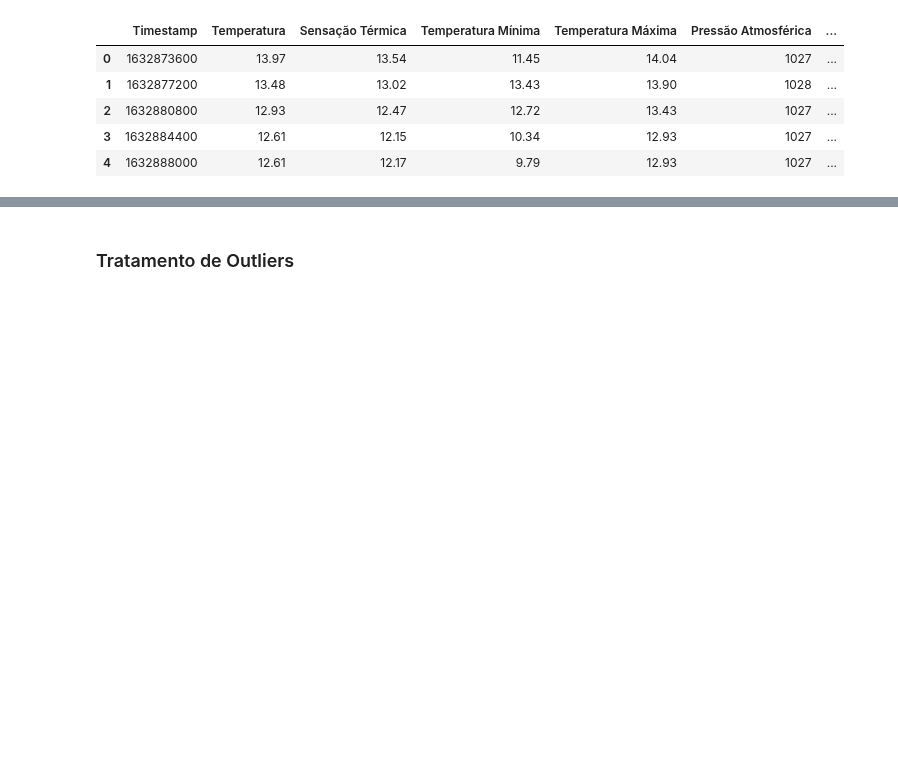
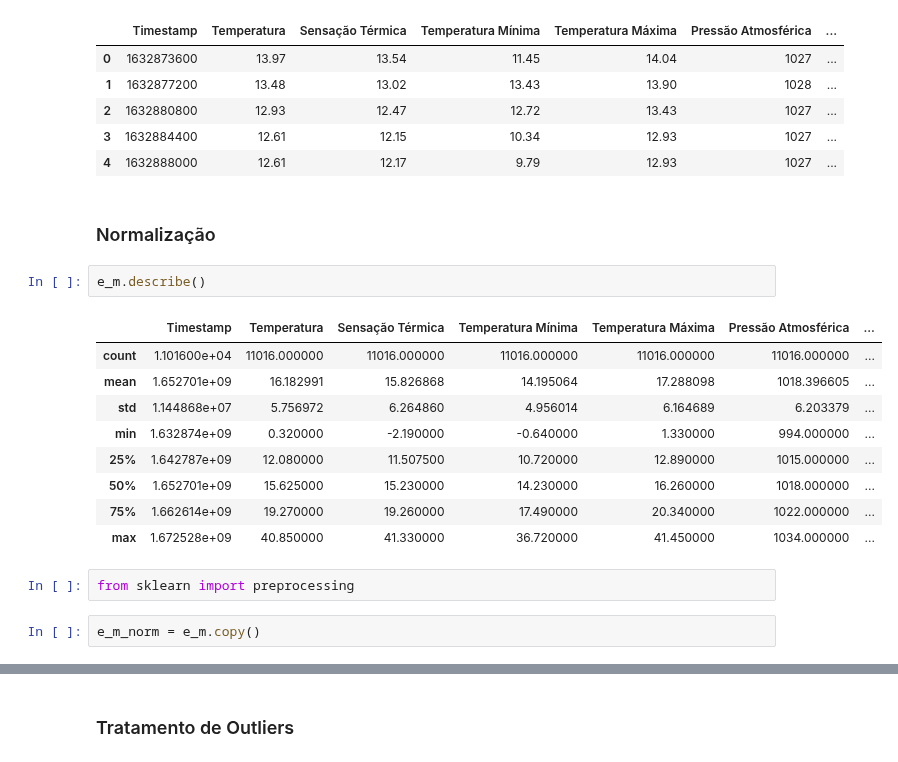
Before and after one commit to rafa2002/DAA-2324, a Jupyter notebook: Energy.ipynb, the cells around one changed output, grey strips where cells are left out. Drawn from its saved outputs; the diff is of its cells as text; blank space fills up the shorter version.

Commit message:
Tratamento dos Missing Values e normalização

```diff
--- a/Energy.ipynb
+++ b/Energy.ipynb
@@ -589,3 +597,21 @@ e_m_9.head()
 | 2 | 1632880800 | 12.93 | 12.47 | 12.72 | 13.43 | 1027 | ... |
 | 3 | 1632884400 | 12.61 | 12.15 | 10.34 | 12.93 | 1027 | ... |
 | 4 | 1632888000 | 12.61 | 12.17 | 9.79 | 12.93 | 1027 | ... |
+# %% [markdown]
+### Normalização
+# %%
+e_m.describe()
+# %% [output]
+|  | Timestamp | Temperatura | Sensação Térmica | Temperatura Mínima | Temperatura Máxima | Pressão Atmosférica | ... |
+| count | 1.101600e+04 | 11016.000000 | 11016.000000 | 11016.000000 | 11016.000000 | 11016.000000 | ... |
+| mean | 1.652701e+09 | 16.182991 | 15.826868 | 14.195064 | 17.288098 | 1018.396605 | ... |
+| std | 1.144868e+07 | 5.756972 | 6.264860 | 4.956014 | 6.164689 | 6.203379 | ... |
+| min | 1.632874e+09 | 0.320000 | -2.190000 | -0.640000 | 1.330000 | 994.000000 | ... |
+| 25% | 1.642787e+09 | 12.080000 | 11.507500 | 10.720000 | 12.890000 | 1015.000000 | ... |
+| 50% | 1.652701e+09 | 15.625000 | 15.230000 | 14.230000 | 16.260000 | 1018.000000 | ... |
+| 75% | 1.662614e+09 | 19.270000 | 19.260000 | 17.490000 | 20.340000 | 1022.000000 | ... |
+| max | 1.672528e+09 | 40.850000 | 41.330000 | 36.720000 | 41.450000 | 1034.000000 | ... |
+# %%
+from sklearn import preprocessing
+# %%
+e_m_norm = e_m.copy()
```
Also changed, not shown: parts of 13 cells of this notebook.
